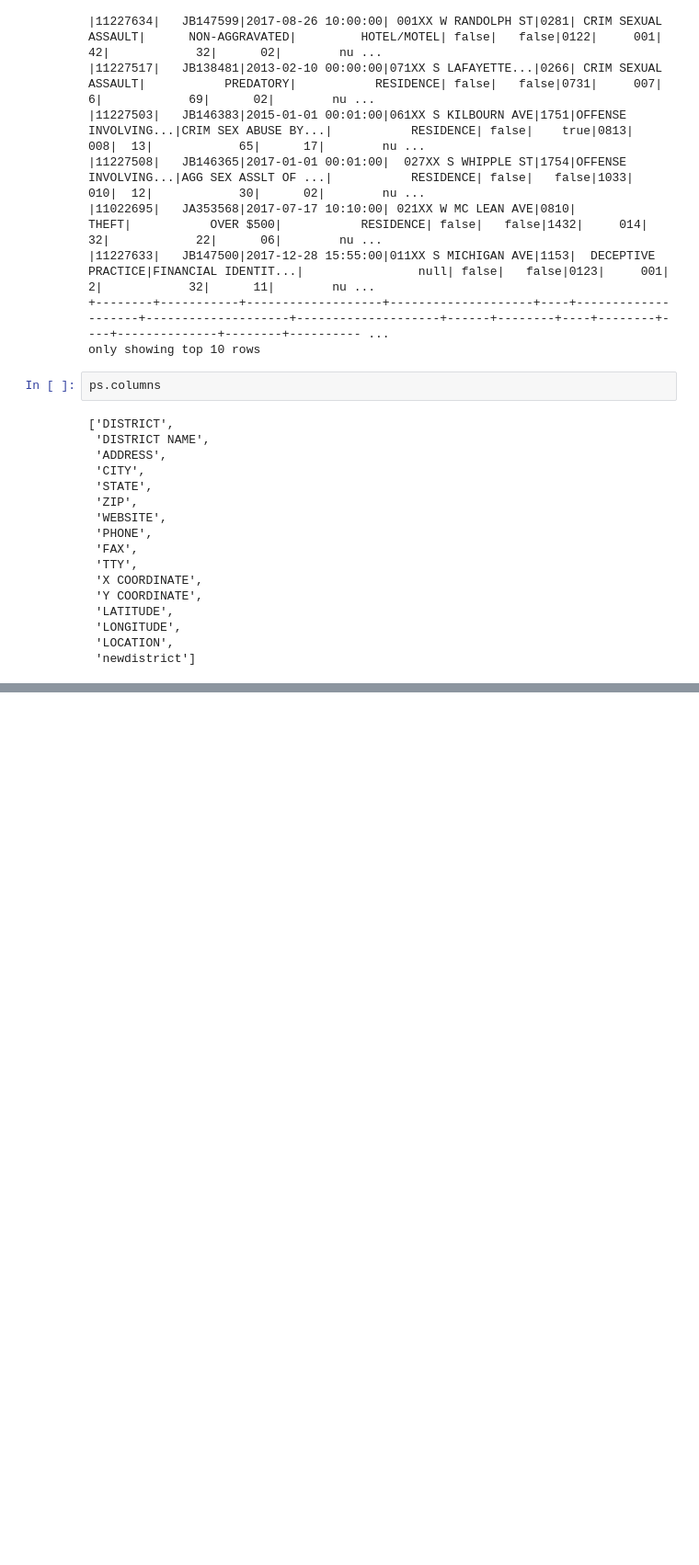
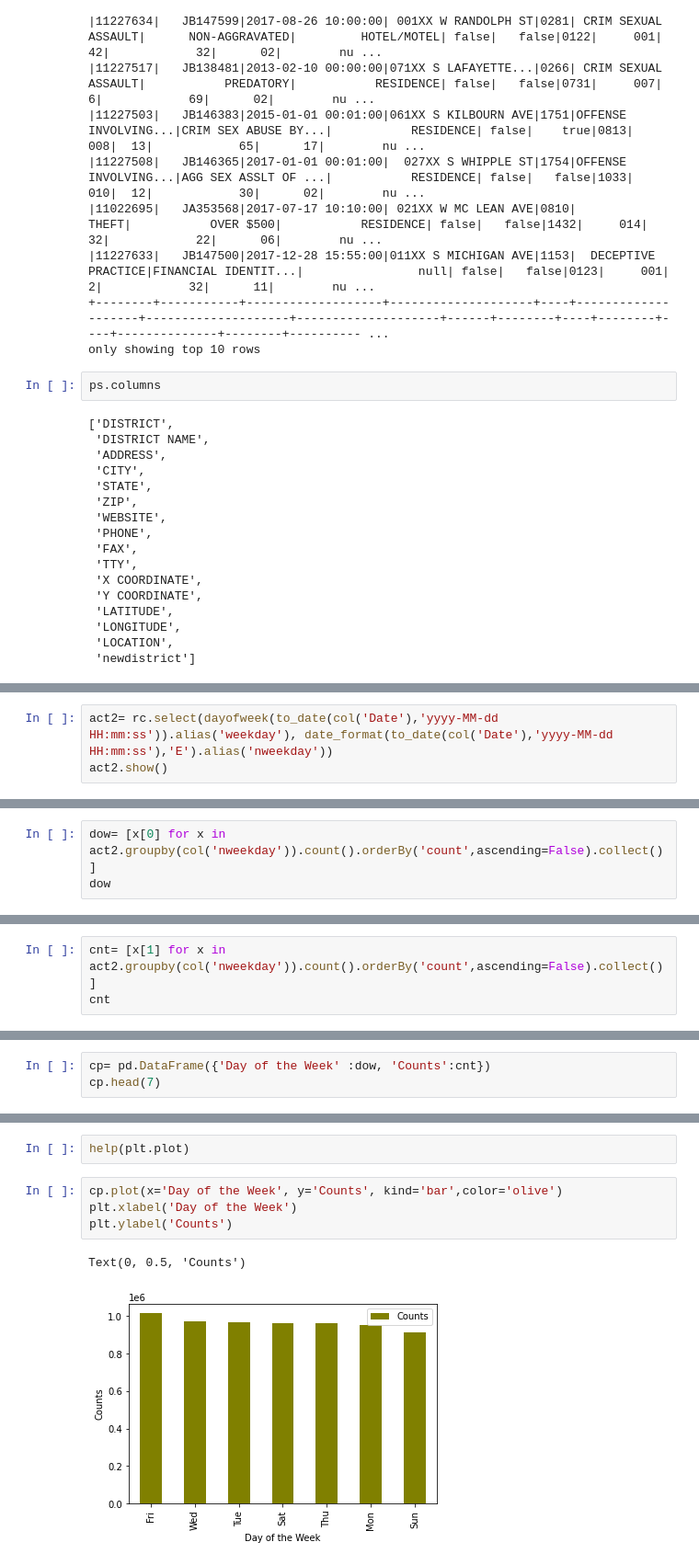
Before and after one commit to huseyinsalis/PySpark, a Jupyter notebook: Working_with_Functions.ipynb, the cells around one changed output, grey strips where cells are left out. Shown at 92% size. Cells and saved outputs as stored; diff of their text form; blank space fills up the shorter version.

```diff
--- a/Working_with_Functions.ipynb
+++ b/Working_with_Functions.ipynb
@@ -451,0 +517,3 @@ only showing top 10 rows
+# %%
+act2= rc.select(dayofweek(to_date(col('Date'),'yyyy-MM-dd HH:mm:ss')).alias('weekday'), date_format(to_date(col('Date'),'yyyy-MM-dd HH:mm:ss'),'E').alias('nweekday'))
+act2.show()
@@ -451,0 +562,3 @@ only showing top 10 rows
+# %%
+dow= [x[0] for x in act2.groupby(col('nweekday')).count().orderBy('count',ascending=False).collect()]
+dow
@@ -451,0 +567,3 @@ only showing top 10 rows
+# %%
+cnt= [x[1] for x in act2.groupby(col('nweekday')).count().orderBy('count',ascending=False).collect()]
+cnt
@@ -451,0 +575,3 @@ only showing top 10 rows
+# %%
+cp= pd.DataFrame({'Day of the Week' :dow, 'Counts':cnt})
+cp.head(7)
@@ -451,0 +587,9 @@ only showing top 10 rows
+# %%
+help(plt.plot)
+# %%
+cp.plot(x='Day of the Week', y='Counts', kind='bar',color='olive')
+plt.xlabel('Day of the Week')
+plt.ylabel('Counts')
+# %% [output]
+Text(0, 0.5, 'Counts')
+[figure, added]
```
Also changed, not shown: parts of 15 cells of this notebook.
